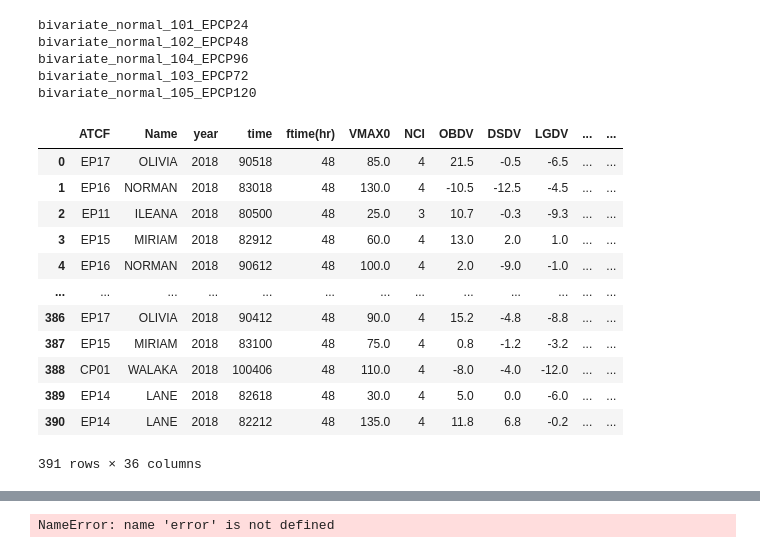
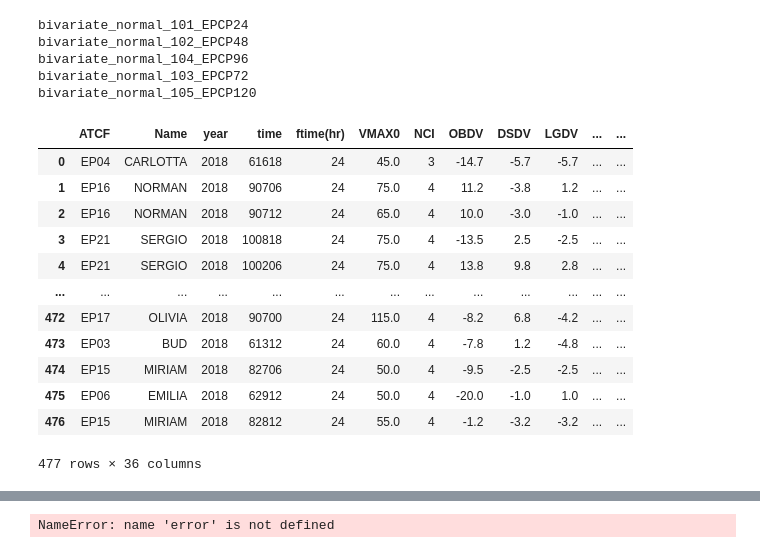
Before and after one commit to mafern/tcane_track, a Jupyter notebook: bivariate_normal/_plot_multilead_predictions.ipynb, the cells around one changed output, grey strips where cells are left out. Saved outputs shown, nothing was run; the diff lists cells and outputs as text; code cells hidden in the pictures.

```diff
--- a/bivariate_normal/_plot_multilead_predictions.ipynb
+++ b/bivariate_normal/_plot_multilead_predictions.ipynb
@@ -108,19 +108,19 @@ bivariate_normal_104_EPCP96
 bivariate_normal_103_EPCP72
 bivariate_normal_105_EPCP120
 # %%
-pred_dict["bivariate_normal_102_EPCP48"]["df_pred_test"]
+pred_dict["bivariate_normal_101_EPCP24"]["df_pred_test"]
 # %% [output]
 |  | ATCF | Name | year | time | ftime(hr) | VMAX0 | NCI | OBDV | DSDV | LGDV | ... | ... |
-| 0 | EP17 | OLIVIA | 2018 | 90518 | 48 | 85.0 | 4 | 21.5 | -0.5 | -6.5 | ... | ... |
-| 1 | EP16 | NORMAN | 2018 | 83018 | 48 | 130.0 | 4 | -10.5 | -12.5 | -4.5 | ... | ... |
-| 2 | EP11 | ILEANA | 2018 | 80500 | 48 | 25.0 | 3 | 10.7 | -0.3 | -9.3 | ... | ... |
-| 3 | EP15 | MIRIAM | 2018 | 82912 | 48 | 60.0 | 4 | 13.0 | 2.0 | 1.0 | ... | ... |
-| 4 | EP16 | NORMAN | 2018 | 90612 | 48 | 100.0 | 4 | 2.0 | -9.0 | -1.0 | ... | ... |
+| 0 | EP04 | CARLOTTA | 2018 | 61618 | 24 | 45.0 | 3 | -14.7 | -5.7 | -5.7 | ... | ... |
+| 1 | EP16 | NORMAN | 2018 | 90706 | 24 | 75.0 | 4 | 11.2 | -3.8 | 1.2 | ... | ... |
+| 2 | EP16 | NORMAN | 2018 | 90712 | 24 | 65.0 | 4 | 10.0 | -3.0 | -1.0 | ... | ... |
+| 3 | EP21 | SERGIO | 2018 | 100818 | 24 | 75.0 | 4 | -13.5 | 2.5 | -2.5 | ... | ... |
+| 4 | EP21 | SERGIO | 2018 | 100206 | 24 | 75.0 | 4 | 13.8 | 9.8 | 2.8 | ... | ... |
 | ... | ... | ... | ... | ... | ... | ... | ... | ... | ... | ... | ... | ... |
-| 386 | EP17 | OLIVIA | 2018 | 90412 | 48 | 90.0 | 4 | 15.2 | -4.8 | -8.8 | ... | ... |
-| 387 | EP15 | MIRIAM | 2018 | 83100 | 48 | 75.0 | 4 | 0.8 | -1.2 | -3.2 | ... | ... |
-| 388 | CP01 | WALAKA | 2018 | 100406 | 48 | 110.0 | 4 | -8.0 | -4.0 | -12.0 | ... | ... |
-| 389 | EP14 | LANE | 2018 | 82618 | 48 | 30.0 | 4 | 5.0 | 0.0 | -6.0 | ... | ... |
-| 390 | EP14 | LANE | 2018 | 82212 | 48 | 135.0 | 4 | 11.8 | 6.8 | -0.2 | ... | ... |
+| 472 | EP17 | OLIVIA | 2018 | 90700 | 24 | 115.0 | 4 | -8.2 | 6.8 | -4.2 | ... | ... |
+| 473 | EP03 | BUD | 2018 | 61312 | 24 | 60.0 | 4 | -7.8 | 1.2 | -4.8 | ... | ... |
+| 474 | EP15 | MIRIAM | 2018 | 82706 | 24 | 50.0 | 4 | -9.5 | -2.5 | -2.5 | ... | ... |
+| 475 | EP06 | EMILIA | 2018 | 62912 | 24 | 50.0 | 4 | -20.0 | -1.0 | 1.0 | ... | ... |
+| 476 | EP15 | MIRIAM | 2018 | 82812 | 24 | 55.0 | 4 | -1.2 | -3.2 | -3.2 | ... | ... |
-391 rows × 36 columns
+477 rows × 36 columns
 # %%
```
Also changed, not shown: parts of 2 cells of this notebook, 1 other file.
